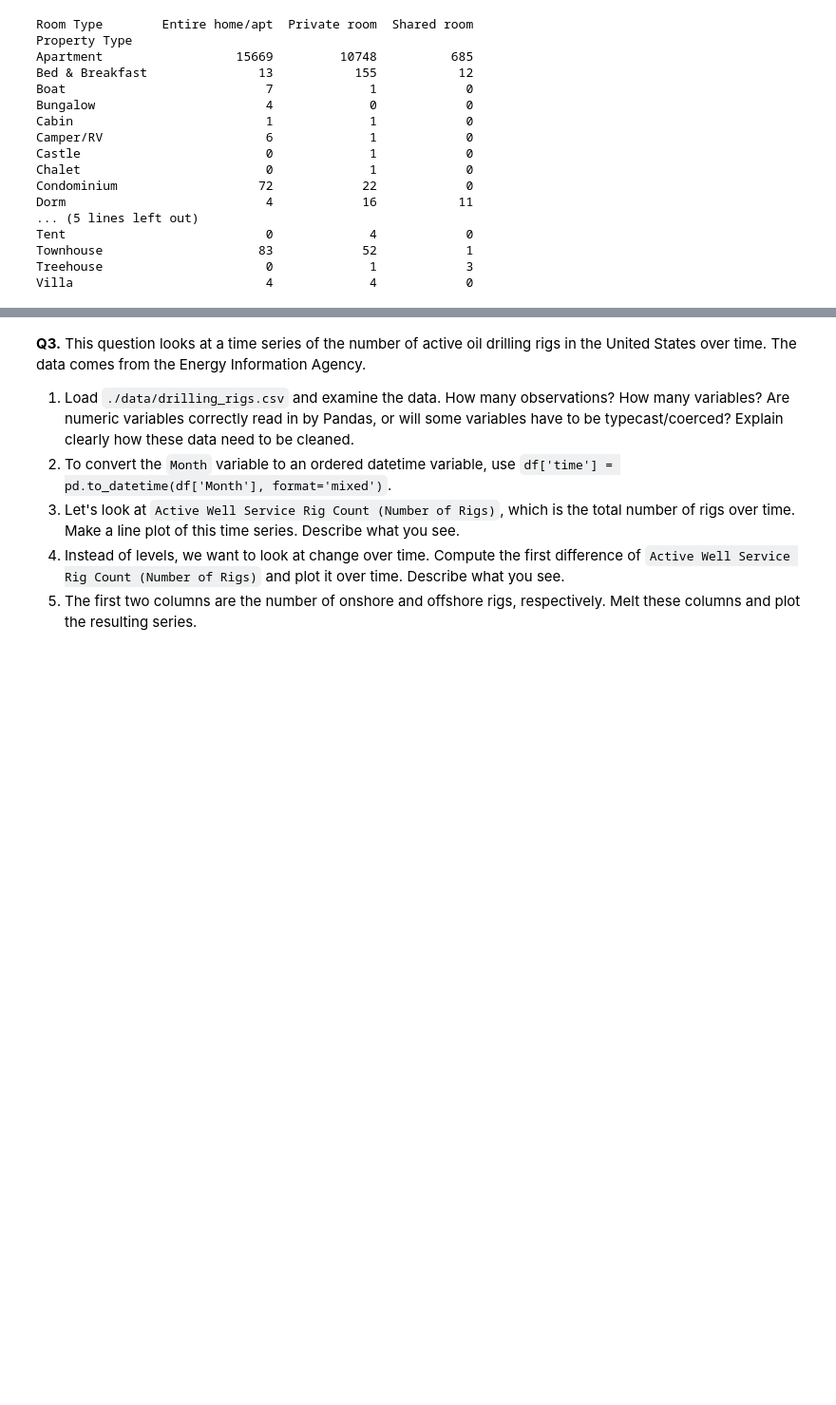
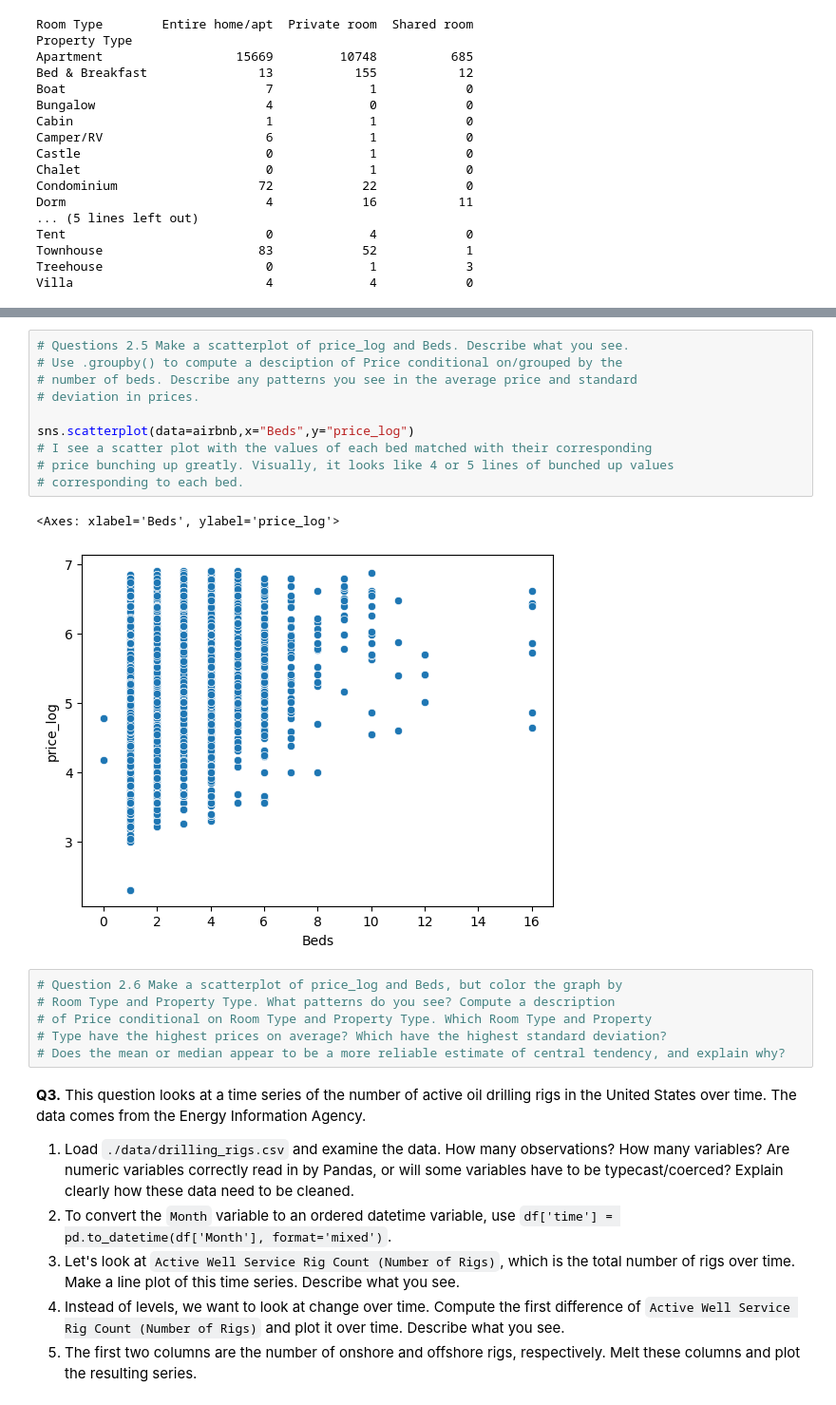
Before and after one commit to bburt26/eda_assignment, a Jupyter notebook: assignment.ipynb, the cells around one changed output, grey strips where cells are left out. Shown at 95% size. Drawn from its saved outputs; the diff is of its cells as text; blank space fills up the shorter version.

```diff
--- a/assignment.ipynb
+++ b/assignment.ipynb
@@ -181,6 +178,25 @@ min          2.302585
 75%          5.257495
 max          6.906755
 Name: price_log, dtype: float64
+# %%
+# Questions 2.5 Make a scatterplot of price_log and Beds. Describe what you see.
+# Use .groupby() to compute a desciption of Price conditional on/grouped by the
+# number of beds. Describe any patterns you see in the average price and standard
+# deviation in prices.
+
+sns.scatterplot(data=airbnb,x="Beds",y="price_log")
+# I see a scatter plot with the values of each bed matched with their corresponding
+# price bunching up greatly. Visually, it looks like 4 or 5 lines of bunched up values
+# corresponding to each bed.
+# %% [output]
+<Axes: xlabel='Beds', ylabel='price_log'>
+[figure, added]
+# %%
+# Question 2.6 Make a scatterplot of price_log and Beds, but color the graph by
+# Room Type and Property Type. What patterns do you see? Compute a description
+# of Price conditional on Room Type and Property Type. Which Room Type and Property
+# Type have the highest prices on average? Which have the highest standard deviation?
+# Does the mean or median appear to be a more reliable estimate of central tendency, and explain why?
 # %% [markdown]
 **Q3.** This question looks at a time series of the number of active oil drilling rigs in the United States over time. The data comes from the Energy Information Agency.
 
```
Also changed, not shown: parts of 1 cell of this notebook.
